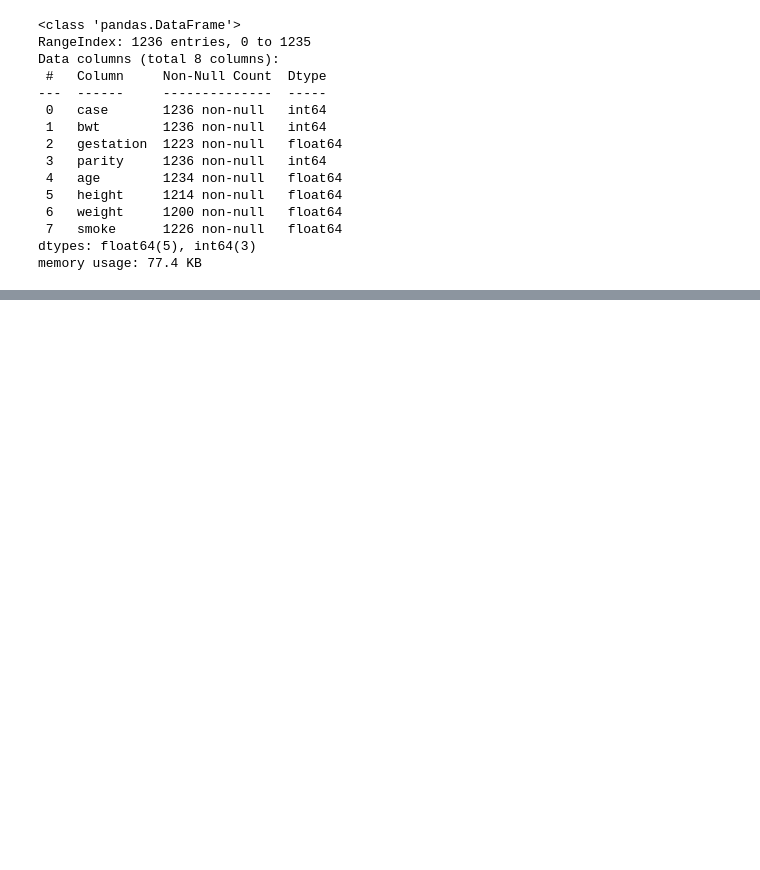
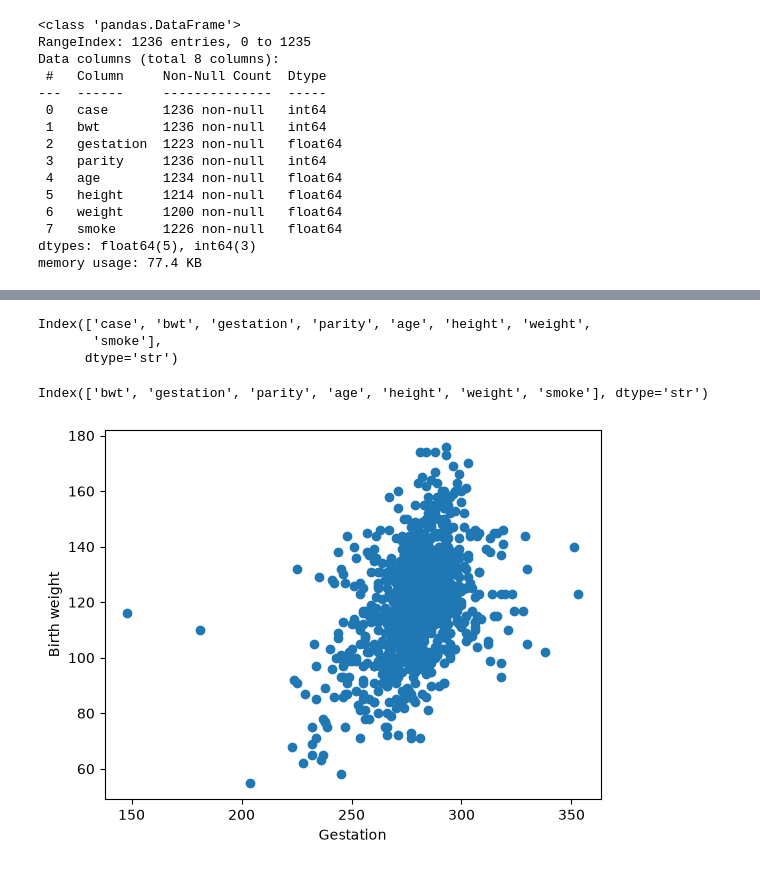
Before and after one commit to bhatia1289/my-flask-app, a Jupyter notebook: model_training.ipynb, the cells around one changed output, grey strips where cells are left out. Saved outputs shown, nothing was run; the diff lists cells and outputs as text; code cells hidden in the pictures; blank space fills up the shorter version.

```diff
--- a/model_training.ipynb
+++ b/model_training.ipynb
@@ -42,0 +56,3 @@ df.describe()
+# %%
+#removing the missing values
+df.dropna(inplace=True)
@@ -42,0 +80,19 @@ df.describe()
+# %%
+df.columns
+# %% [output]
+Index(['case', 'bwt', 'gestation', 'parity', 'age', 'height', 'weight',
+       'smoke'],
+      dtype='str')
+# %%
+df.drop(columns=['case'],inplace = True)
+# %%
+df.columns
+# %% [output]
+Index(['bwt', 'gestation', 'parity', 'age', 'height', 'weight', 'smoke'], dtype='str')
+# %%
+plt.scatter(df['gestation'], df['bwt'])
+plt.xlabel("Gestation")
+plt.ylabel("Birth weight")
+plt.show()
+# %% [output]
+[figure, added]
```
Also changed, not shown: parts of 14 cells of this notebook.
